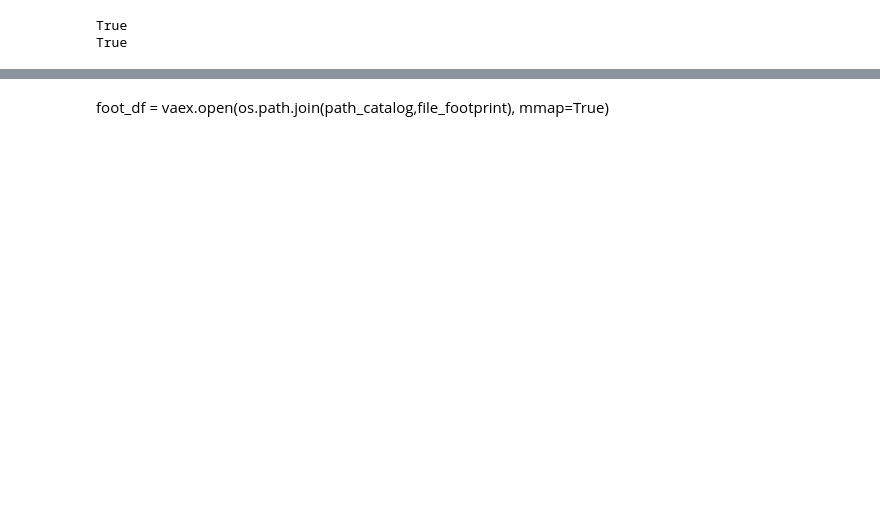
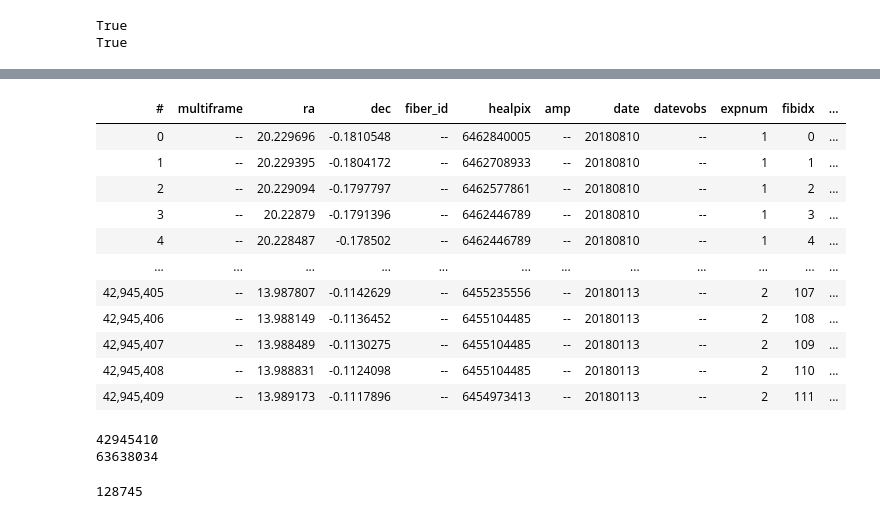
Before and after one commit to marcoviero/hetdexXhers, a Jupyter notebook: Parse_HETDEX_Catalog.ipynb, the cells around one changed output, grey strips where cells are left out. Saved outputs shown, nothing was run; the diff lists cells and outputs as text; code cells hidden in the pictures; blank space fills up the shorter version.

```diff
--- a/Parse_HETDEX_Catalog.ipynb
+++ b/Parse_HETDEX_Catalog.ipynb
@@ -17,0 +28,10 @@ df = vaex.open(os.path.join(path_catalog,file_catalog))
+# %%
+max_ra_hers = 36.2
+min_ra_hers = 13.4
+max_dec_hers = 2.4
+min_dec_hers = -2.4
+
+max_ra_helms = 36.2
+min_ra_helms = 348
+max_dec_helms = 9.5
+min_dec_helms = -9.5
@@ -74,2 +108,0 @@ FileNotFoundError: PRIMARY
-# %% [markdown]
-foot_df = vaex.open(os.path.join(path_catalog,file_footprint), mmap=True)
@@ -77,0 +109,5 @@ fits_data
+# %%
+df_foot = vaex.open(os.path.join(path_catalog,file_footprint))
+# %%
+idx_cut_hers_foot = ((df_foot['ra'] > min_ra_hers) & (df_foot['ra'] < max_ra_hers)) \
+& ((df_foot['dec'] > min_dec_hers) & (df_foot['dec'] < max_dec_hers))
@@ -77,0 +117,17 @@ fits_data
+# %%
+df_hers_foot = df_foot[idx_cut_hers_foot]
+# %%
+df_hers_foot
+# %% [output]
+| # | multiframe | ra | dec | fiber_id | healpix | amp | date | datevobs | expnum | fibidx | ... |
+| 0 | -- | 20.229696 | -0.1810548 | -- | 6462840005 | -- | 20180810 | -- | 1 | 0 | ... |
+| 1 | -- | 20.229395 | -0.1804172 | -- | 6462708933 | -- | 20180810 | -- | 1 | 1 | ... |
+| 2 | -- | 20.229094 | -0.1797797 | -- | 6462577861 | -- | 20180810 | -- | 1 | 2 | ... |
+| 3 | -- | 20.22879 | -0.1791396 | -- | 6462446789 | -- | 20180810 | -- | 1 | 3 | ... |
+| 4 | -- | 20.228487 | -0.178502 | -- | 6462446789 | -- | 20180810 | -- | 1 | 4 | ... |
+| ... | ... | ... | ... | ... | ... | ... | ... | ... | ... | ... | ... |
+| 42,945,405 | -- | 13.987807 | -0.1142629 | -- | 6455235556 | -- | 20180113 | -- | 2 | 107 | ... |
+| 42,945,406 | -- | 13.988149 | -0.1136452 | -- | 6455104485 | -- | 20180113 | -- | 2 | 108 | ... |
+| 42,945,407 | -- | 13.988489 | -0.1130275 | -- | 6455104485 | -- | 20180113 | -- | 2 | 109 | ... |
+| 42,945,408 | -- | 13.988831 | -0.1124098 | -- | 6455104485 | -- | 20180113 | -- | 2 | 110 | ... |
+| 42,945,409 | -- | 13.989173 | -0.1117896 | -- | 6454973413 | -- | 20180113 | -- | 2 | 111 | ... |
@@ -77,0 +136,6 @@ fits_data
+# %%
+print(len(df_hers_foot))
+print(len(df_helms_foot))
+# %% [output]
+42945410
+63638034
@@ -77,0 +290,6 @@ fits_data
+# %%
+ra_hers = df_hers['ra'].values
+dec_hers = df_hers['dec'].values
+print(len(ra_hers))
+# %% [output]
+128745
```
Also changed, not shown: parts of 44 cells of this notebook, 4 other files.
